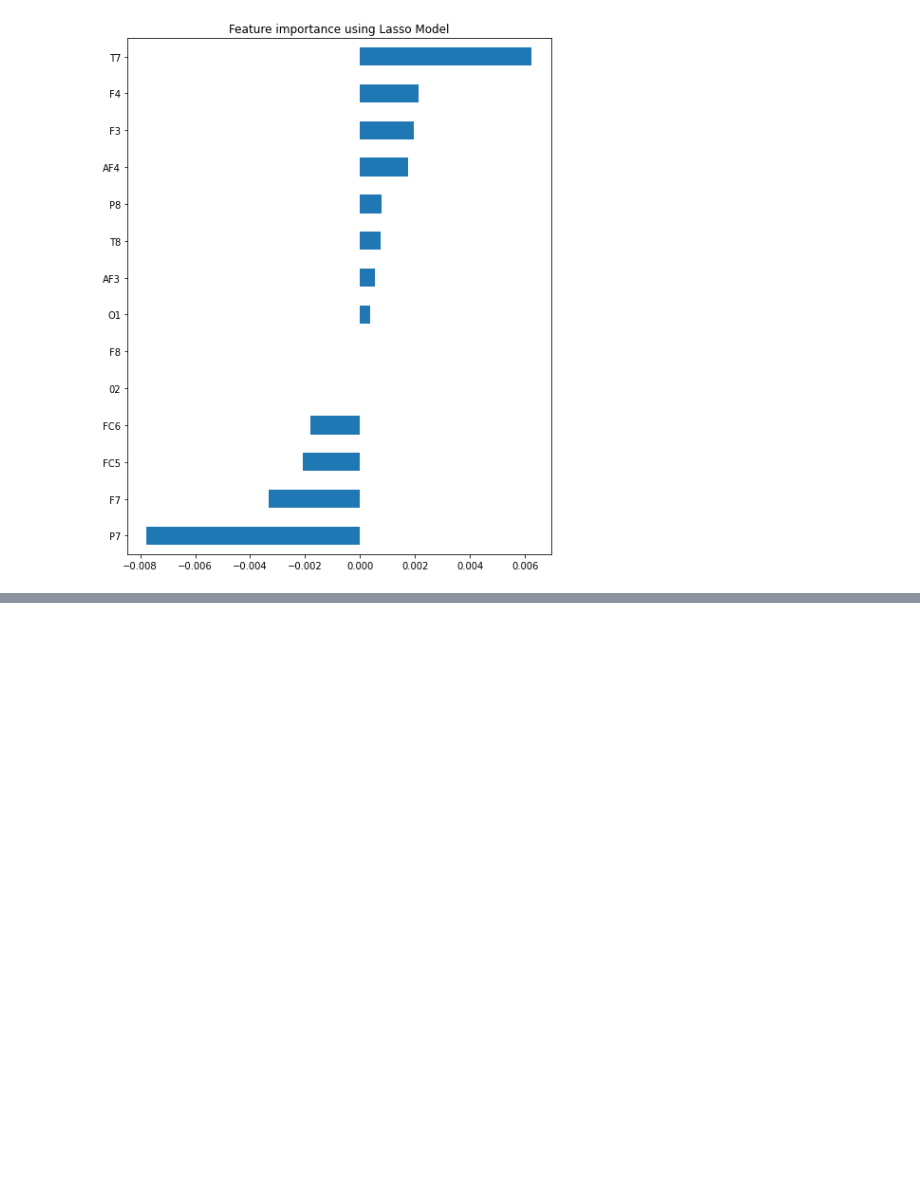
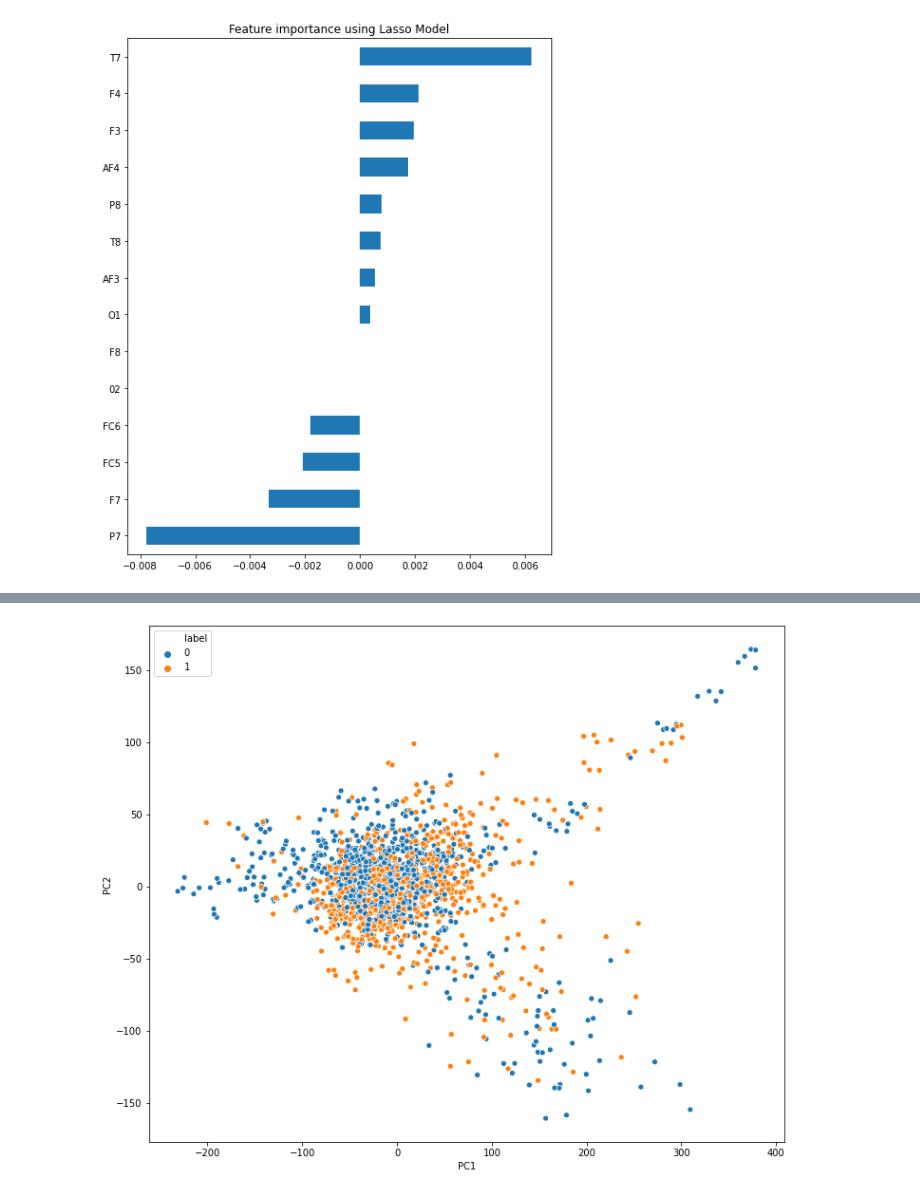
Before and after one commit to CallensToon/Machine_Learning_course_UGent_D012554_kaggle, a Jupyter notebook: Eye blinking prediction.ipynb, the cells around one changed output, grey strips where cells are left out. Cells and saved outputs as stored; diff of their text form; code cells hidden in the pictures; blank space fills up the shorter version.

```diff
--- a/Eye blinking prediction.ipynb
+++ b/Eye blinking prediction.ipynb
@@ -576,6 +576,10 @@ import matplotlib.pyplot as plt;
 trainset = pd.read_csv("https://raw.githubusercontent.com/sdgroeve/Machine_Learning_course_UGent_D012554_kaggle/master/eeg_train.csv")
 
 testset = pd.read_csv("https://raw.githubusercontent.com/sdgroeve/Machine_Learning_course_UGent_D012554_kaggle/master/eeg_test.csv")
+
+y_train = trainset.pop('label')
+X_train = trainset
+X_test = testset
 # %%
 len(trainset) - trainset.count()
 # %% [output]
@@ -626,3 +630,11 @@ plt.title("Feature importance using Lasso Model")
 # %% [output]
 Text(0.5, 1.0, 'Feature importance using Lasso Model')
 [figure]
+# %%
+from sklearn.decomposition import PCA
+
+pca = PCA(n_components=2)
+train_pca = pca.fit_transform(X_train)
+train_pca_df = pd.DataFrame(train_pca, columns=['PC1', 'PC2'])
+print(train_pca_df)
+print(y_train)
@@ -628,0 +659,6 @@ Text(0.5, 1.0, 'Feature importance using Lasso Model')
+# %%
+plt.figure(figsize=(12,10))
+sns.scatterplot(x='PC1', y='PC2', hue=y_train, data=train_pca_df)
+plt.show()
+# %% [output]
+[figure, added]
```
Also changed, not shown: parts of 4 cells of this notebook.
